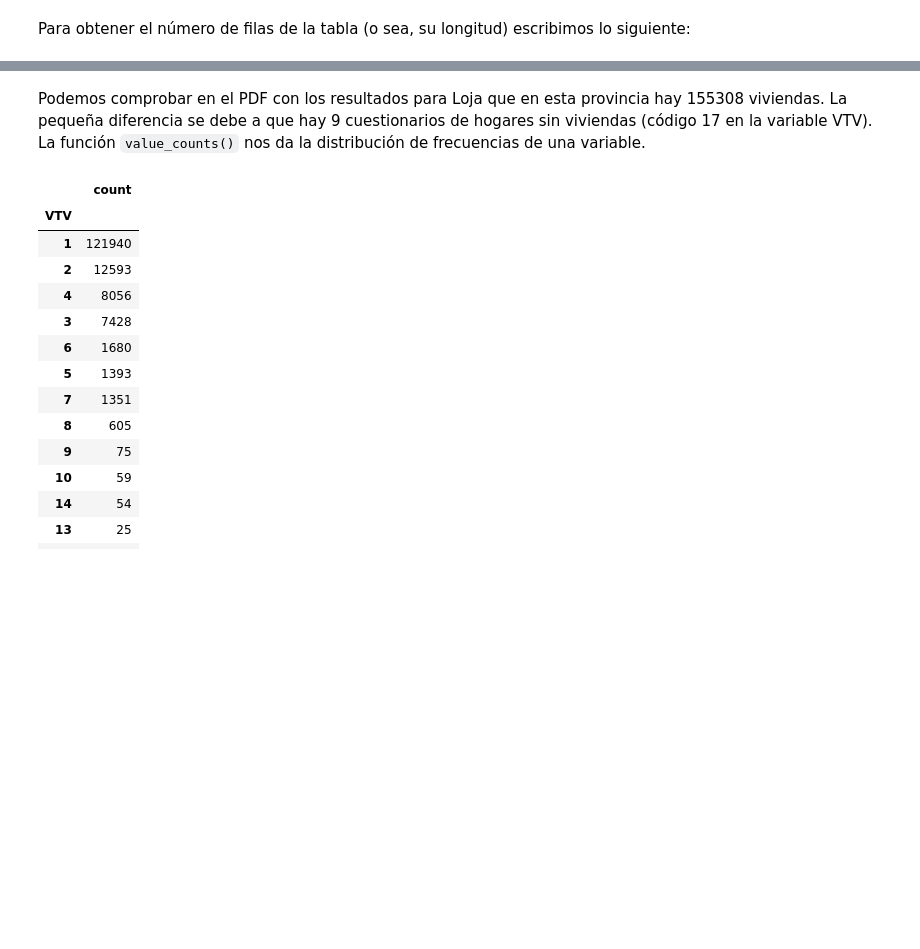
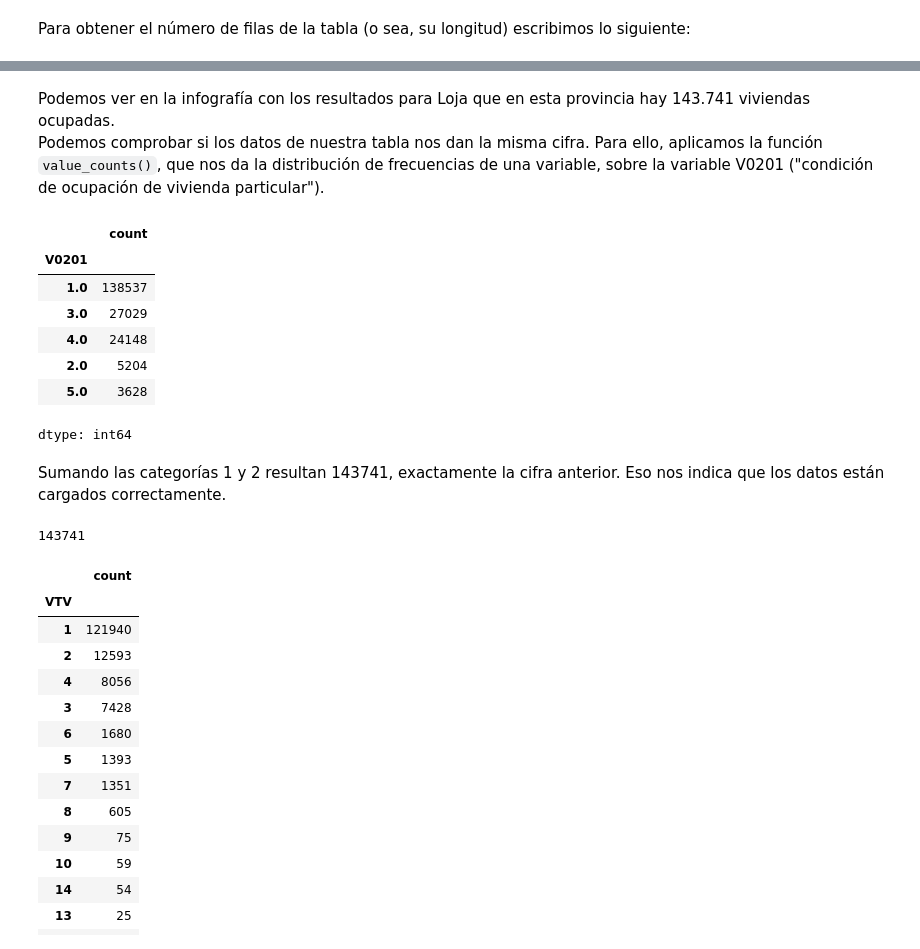
Before and after one commit to otoperalias/teaching, a Jupyter notebook: UTE_TallerAnalisisCuanti_2024_agosto.ipynb, the cells around one changed output, grey strips where cells are left out. Cells and saved outputs as stored; diff of their text form; code cells hidden in the pictures; blank space fills up the shorter version.

````diff
--- a/UTE_TallerAnalisisCuanti_2024_agosto.ipynb
+++ b/UTE_TallerAnalisisCuanti_2024_agosto.ipynb
@@ -92,6 +93,23 @@ len(viv)
 # %% [markdown]
-Podemos comprobar en el PDF con los resultados para Loja que en esta provincia hay 155308 viviendas. La pequeña diferencia se debe a que hay 9 cuestionarios de hogares sin viviendas (código 17 en la variable VTV).
-La función ```value_counts()``` nos da la distribución de frecuencias de una variable.
+Podemos ver en la infografía con los resultados para Loja que en esta provincia hay 143.741 viviendas ocupadas.
+Podemos comprobar si los datos de nuestra tabla nos dan la misma cifra. Para ello, aplicamos la función ```value_counts()```, que nos da la distribución de frecuencias de una variable, sobre la variable V0201 ("condición de ocupación de vivienda particular").
+# %%
+viv.V0201.value_counts()
+# %% [output]
+|  | count |
+| V0201 |  |
+| 1.0 | 138537 |
+| 3.0 | 27029 |
+| 4.0 | 24148 |
+| 2.0 | 5204 |
+| 5.0 | 3628 |
+dtype: int64
+# %% [markdown]
+Sumando las categorías 1 y 2 resultan 143741, exactamente la cifra anterior. Eso nos indica que los datos están cargados correctamente.
+# %%
+138537+5204
+# %% [output]
+143741
 # %%
 # Tipo de Vivienda
 viv["VTV"].value_counts()
````
Also changed, not shown: parts of 2 cells of this notebook.
